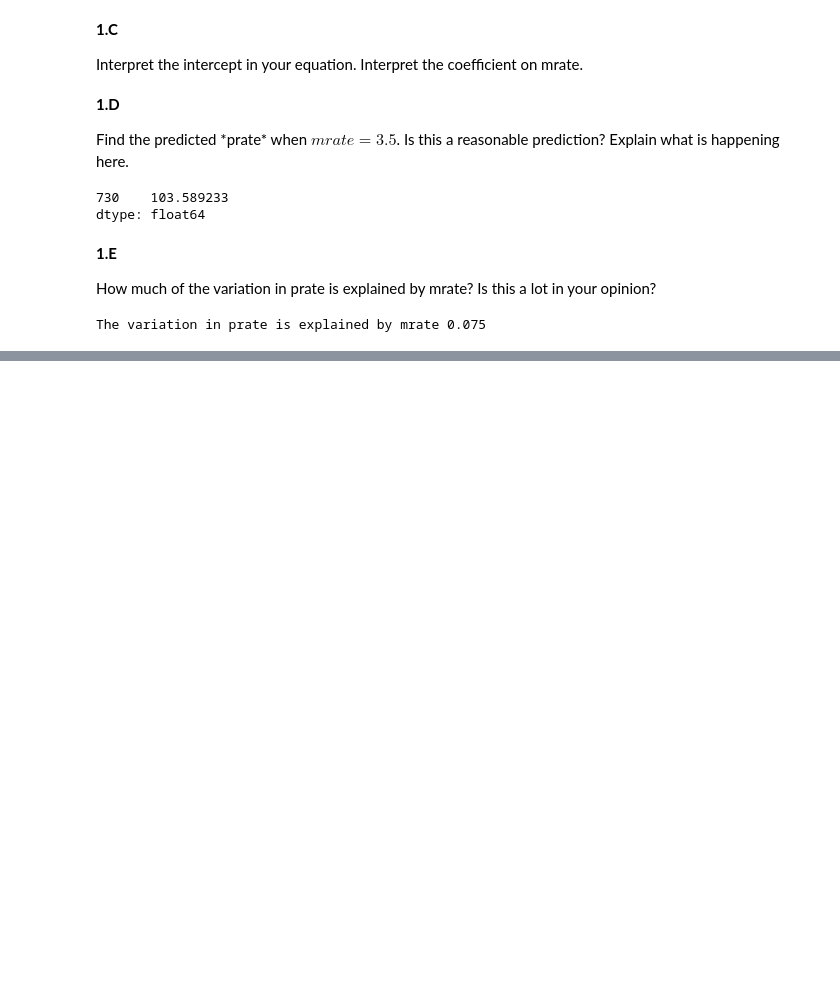
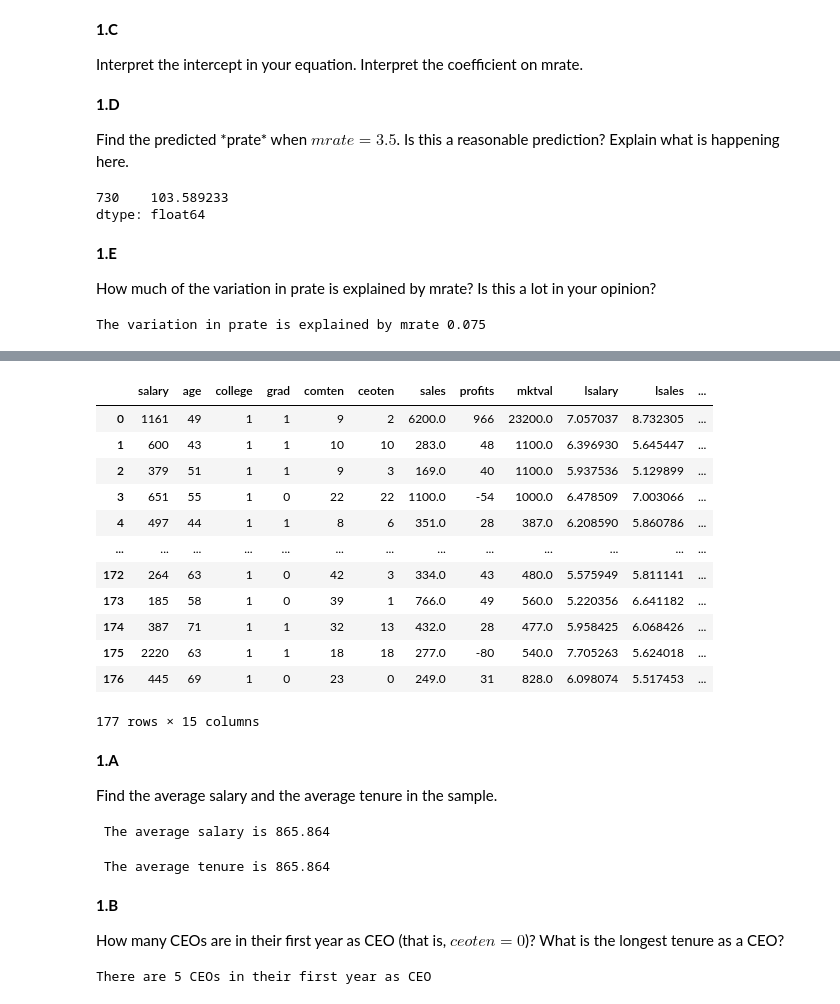
Before and after one commit to peparyu/EMRMSE, a Jupyter notebook: Seminar 2.ipynb, the cells around one changed output, grey strips where cells are left out. Saved outputs shown, nothing was run; the diff lists cells and outputs as text; code cells hidden in the pictures; blank space fills up the shorter version.

```diff
--- a/Seminar 2.ipynb
+++ b/Seminar 2.ipynb
@@ -132,0 +158,35 @@ The variation in prate is explained by mrate 0.075
+# %%
+df = wooldridge.data('ceosal2')
+df
+# %% [output]
+|  | salary | age | college | grad | comten | ceoten | sales | profits | mktval | lsalary | lsales | ... |
+| 0 | 1161 | 49 | 1 | 1 | 9 | 2 | 6200.0 | 966 | 23200.0 | 7.057037 | 8.732305 | ... |
+| 1 | 600 | 43 | 1 | 1 | 10 | 10 | 283.0 | 48 | 1100.0 | 6.396930 | 5.645447 | ... |
+| 2 | 379 | 51 | 1 | 1 | 9 | 3 | 169.0 | 40 | 1100.0 | 5.937536 | 5.129899 | ... |
+| 3 | 651 | 55 | 1 | 0 | 22 | 22 | 1100.0 | -54 | 1000.0 | 6.478509 | 7.003066 | ... |
+| 4 | 497 | 44 | 1 | 1 | 8 | 6 | 351.0 | 28 | 387.0 | 6.208590 | 5.860786 | ... |
+| ... | ... | ... | ... | ... | ... | ... | ... | ... | ... | ... | ... | ... |
+| 172 | 264 | 63 | 1 | 0 | 42 | 3 | 334.0 | 43 | 480.0 | 5.575949 | 5.811141 | ... |
+| 173 | 185 | 58 | 1 | 0 | 39 | 1 | 766.0 | 49 | 560.0 | 5.220356 | 6.641182 | ... |
+| 174 | 387 | 71 | 1 | 1 | 32 | 13 | 432.0 | 28 | 477.0 | 5.958425 | 6.068426 | ... |
+| 175 | 2220 | 63 | 1 | 1 | 18 | 18 | 277.0 | -80 | 540.0 | 7.705263 | 5.624018 | ... |
+| 176 | 445 | 69 | 1 | 0 | 23 | 0 | 249.0 | 31 | 828.0 | 6.098074 | 5.517453 | ... |
+177 rows × 15 columns
+# %% [markdown]
+<p id="average"><b>1.A</b></p>
+Find the average salary and the average tenure in the sample.
+# %%
+print(f' The average salary is { df.salary.mean().round(3)}')
+# %% [output]
+ The average salary is 865.864
+# %%
+print(f' The average tenure is { df.salary.mean().round(3)}')
+# %% [output]
+ The average tenure is 865.864
+# %% [markdown]
+<p id="average"><b>1.B</b></p>
+How many CEOs are in their first year as CEO (that is, $ceoten=0$)? What is the longest tenure as a CEO?
+# %%
+print(f"There are {len(df.loc[df['ceoten']==0])} CEOs in their first year as CEO ")
+# %% [output]
+There are 5 CEOs in their first year as CEO
```
Also changed, not shown: parts of 31 cells of this notebook.
